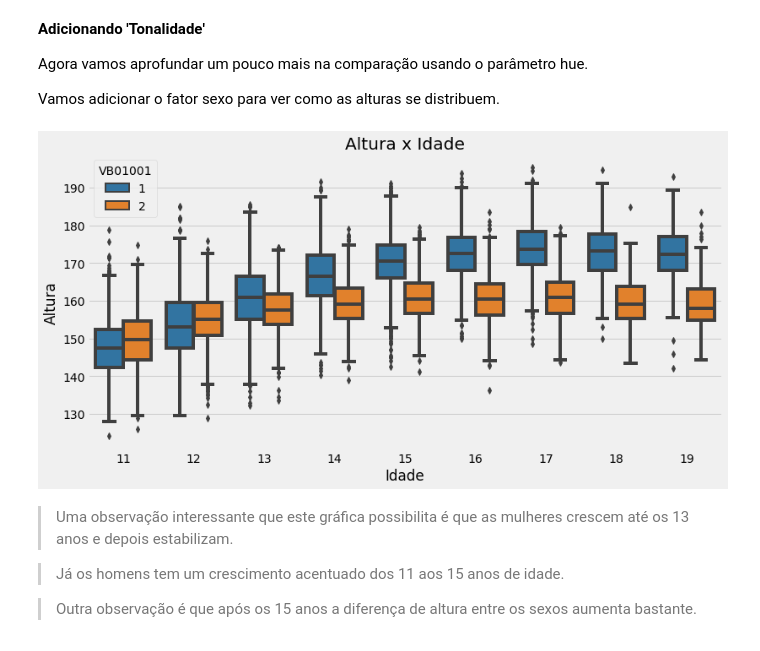
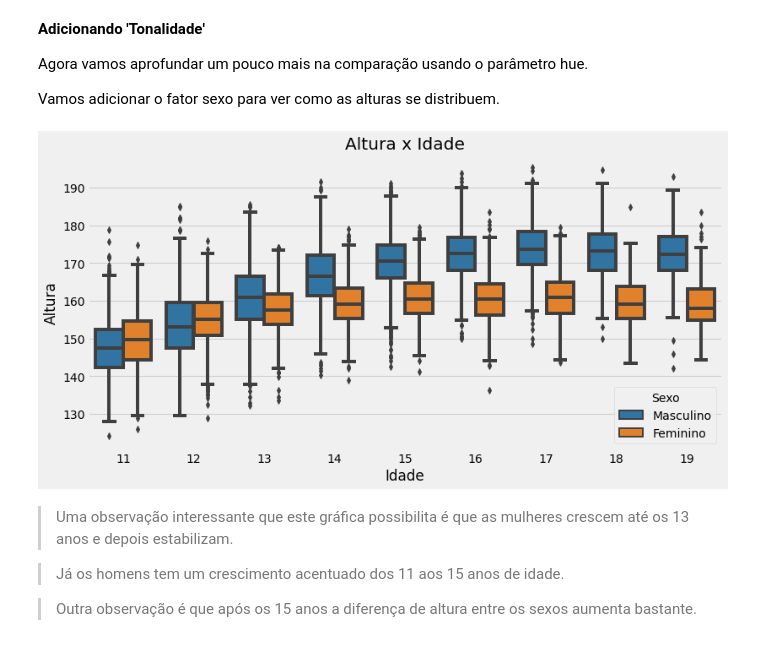
Before and after one commit to KPxto/bootcamp-alura, a Jupyter notebook: Bootcamp_Aulas.ipynb, the cells around one changed output. Drawn from its saved outputs; the diff is of its cells as text; code cells hidden in the pictures.

```diff
--- a/Bootcamp_Aulas.ipynb
+++ b/Bootcamp_Aulas.ipynb
@@ -2046,12 +2046,13 @@ Vamos adicionar o fator sexo para ver como as alturas se distribuem.
 # %%
 plt.figure(figsize=(12,6))
 ax = sns.boxplot(x='VB01003', y='VB17004', data=dados, hue='VB01001')
 ax.set_title('Altura x Idade')
 ax.set_xlabel('Idade')
 ax.set_ylabel('Altura')
+ax.legend(labels=['Masculino', 'Feminino'], handles=ax.get_legend_handles_labels()[0], title='Sexo')
 ax;
 # %% [output]
-[figure, old version]
+[figure, new version]
 # %% [markdown]
 >Uma observação interessante que este gráfica possibilita é que as mulheres crescem até os 13 anos e depois estabilizam.
 
```
Also changed, not shown: parts of 4 cells of this notebook, 1 other file.
